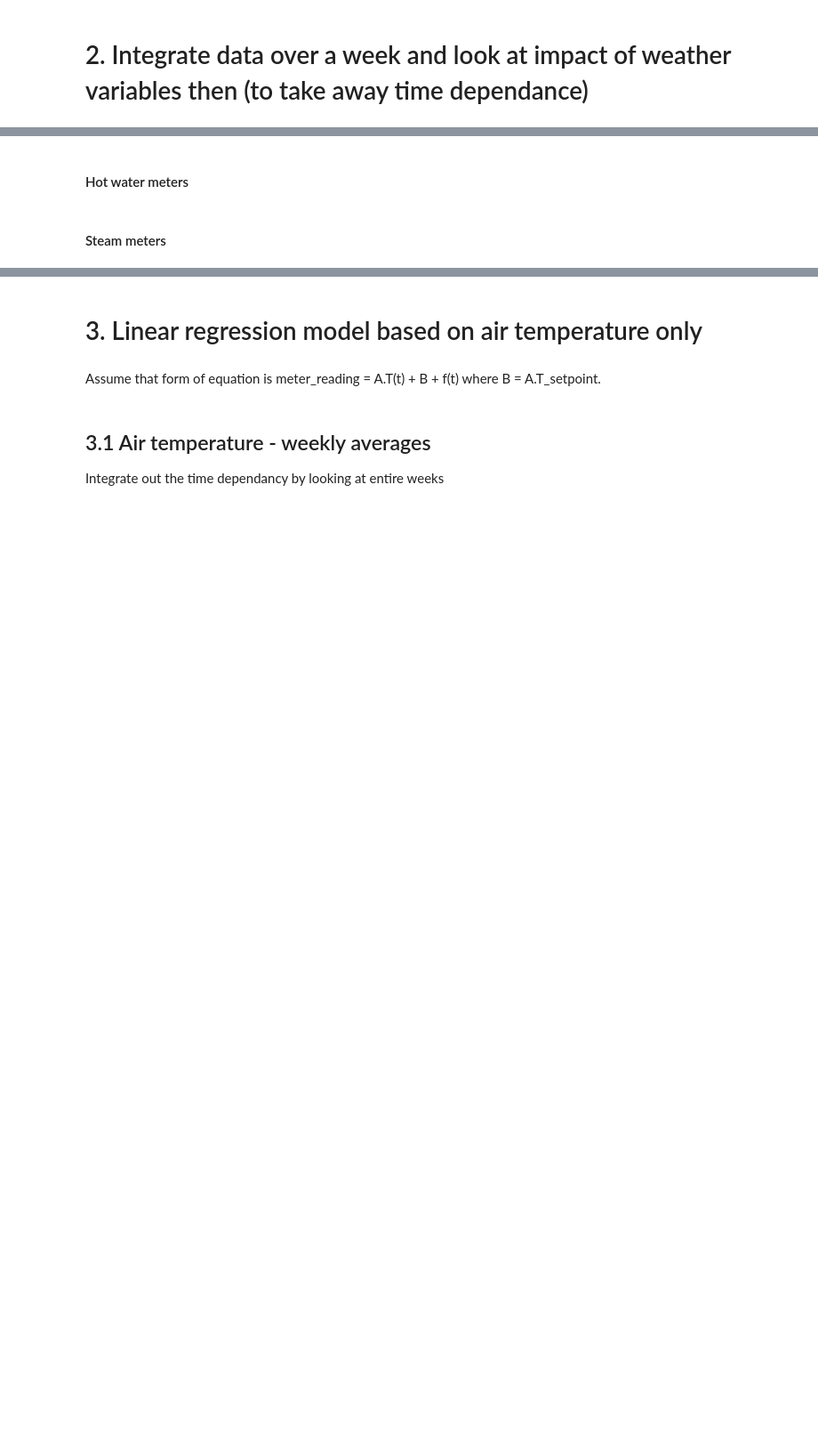
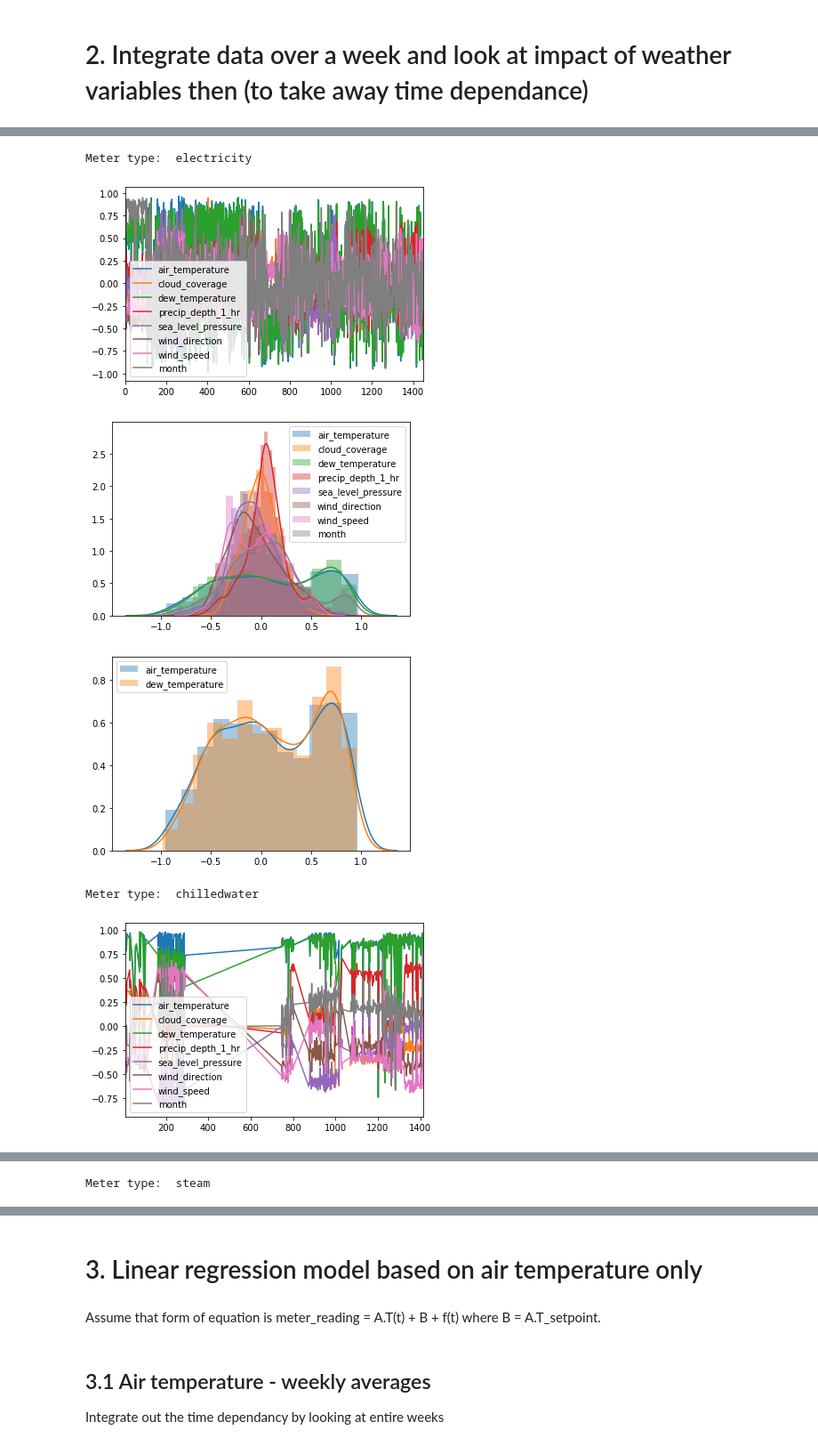
Before and after one commit to StephanieWillis/ASHRAE, a Jupyter notebook: ASHRAE_Kaggle_examine_correlations.ipynb, the cells around one changed output, grey strips where cells are left out. Shown at 89% size. Drawn from its saved outputs; the diff is of its cells as text; code cells hidden in the pictures; blank space fills up the shorter version.

```diff
--- a/ASHRAE_Kaggle_examine_correlations.ipynb
+++ b/ASHRAE_Kaggle_examine_correlations.ipynb
@@ -103,2 +86,0 @@ plot_correlation_distribution(chilledwater_weekly_dh_corrs )
-# %% [markdown]
-#### Hot water meters
@@ -114,2 +86,0 @@ plot_correlation_distribution(hotwater_weekly_dh_corrs )
-# %% [markdown]
-#### Steam meters
@@ -124,0 +87,20 @@ plot_correlation_distribution(steam_weekly_dh_corrs)
+# %%
+set_point_C = 13
+weekly_means_dict= {meter_type: exp.produce_weekly_average_data(df, weekly_attributes=WEEKLY_ATTRIBUTES)
+                           for meter_type, df in train_all_dict.items()}
+weekly_dh_dict = {meter_type: exp.produce_weekly_degree_hours(df, set_point_C)
+                           for meter_type, df in train_all_dict.items()}
+# %%
+weekly_mean_correlations = exp.loop_through_meters_apply_correlation_operation(exp.produce_correlation_df,
+                                                                weekly_means_dict,
+                                                                correlators=WEEKLY_CORRELATORS)
+weekly_dh_correlations = exp.loop_through_meters_apply_correlation_operation(exp.produce_correlation_df,
+                                                                weekly_dh_dict,
+                                                                correlators=WEEKLY_CORRELATORS)
+# %% [output]
+Meter type:  electricity
+[figure, added]
+[figure, added]
+[figure, added]
+Meter type:  chilledwater
+[figure, added]
@@ -124,0 +109 @@ plot_correlation_distribution(steam_weekly_dh_corrs)
+Meter type:  steam
```
Also changed, not shown: parts of 16 cells of this notebook, 3 other files.
